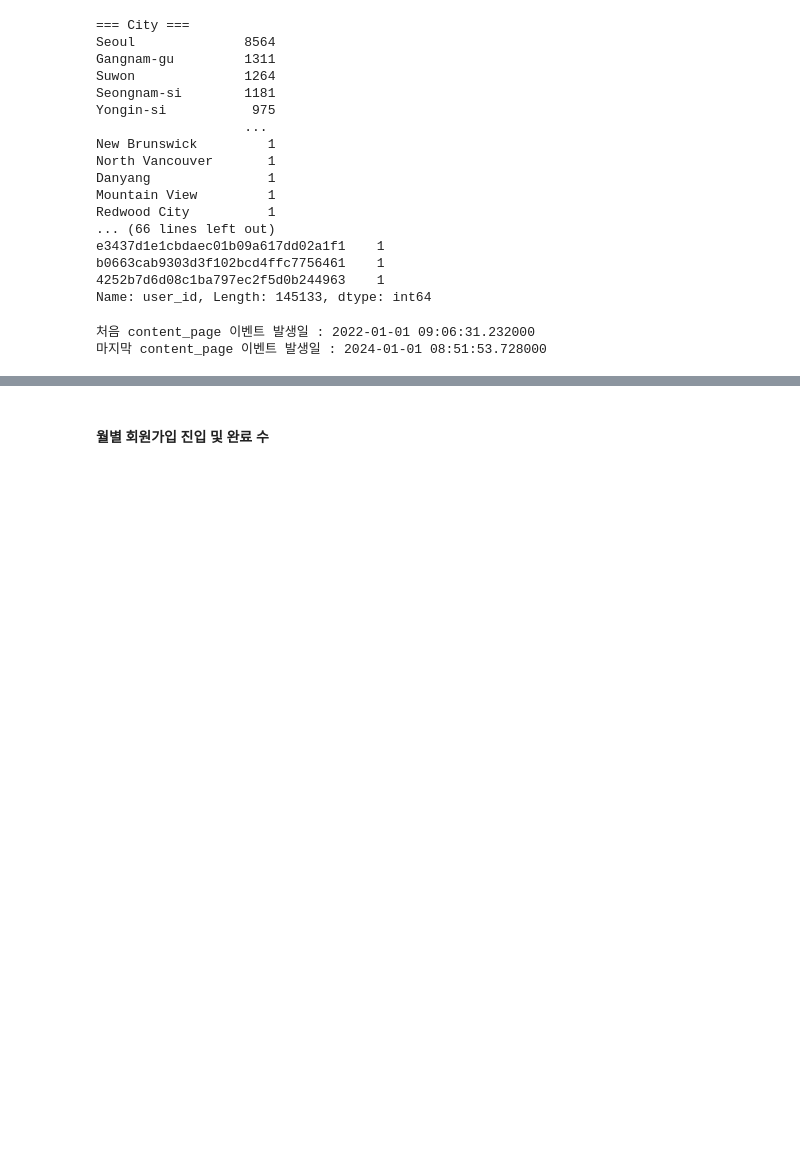
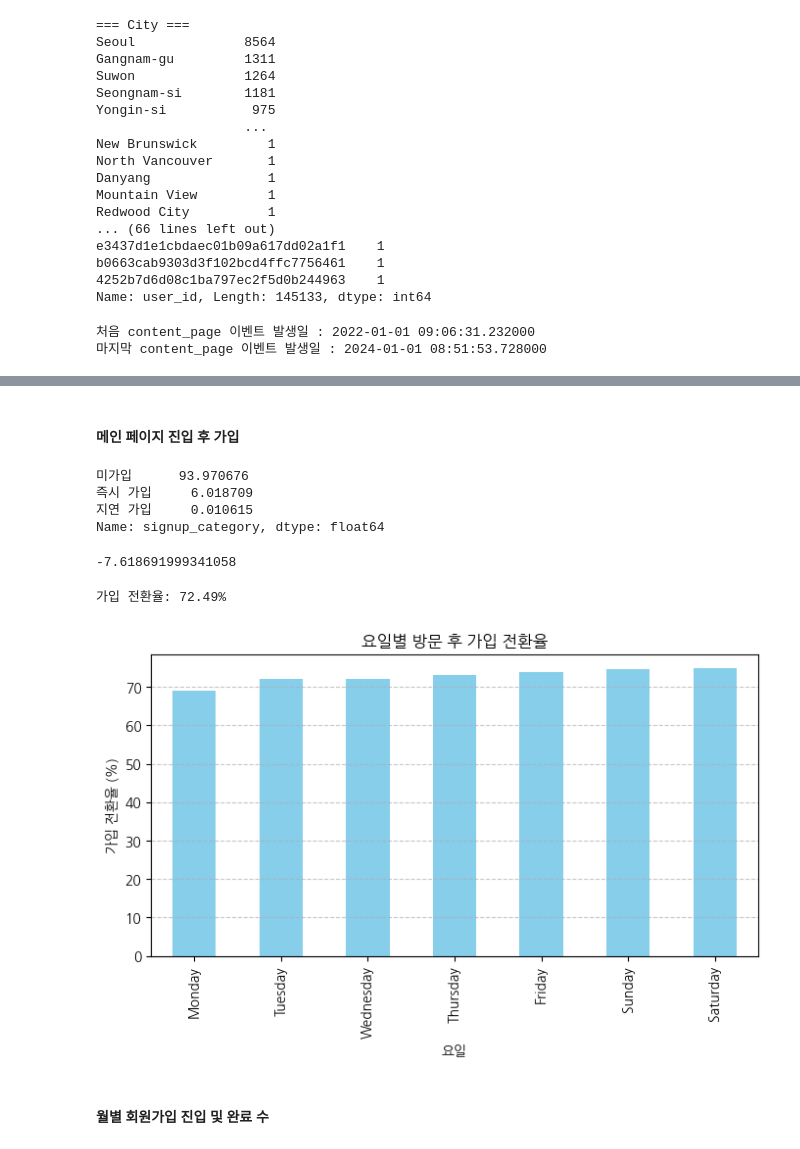
Before and after one commit to saeraniren/intermediate_project, a Jupyter notebook: yena_main.ipynb, the cells around one changed output, grey strips where cells are left out. Drawn from its saved outputs; the diff is of its cells as text; code cells hidden in the pictures; blank space fills up the shorter version.

Commit message:
update_yena_main

```diff
--- a/yena_main.ipynb
+++ b/yena_main.ipynb
@@ -246,0 +346,2 @@ print(f"마지막 content_page 이벤트 발생일 : {last_complete_signup}")
+# %%
+df_main_page = df_main_page.query("client_event_time.dt.year != 1978")
@@ -247,3 +402,50 @@ print(f"마지막 content_page 이벤트 발생일 : {last_complete_signup}")
+# %% [markdown]
+#### 메인 페이지 진입 후 가입
+# %%
+# 최초 메인 페이지 진입일 계산
+df_first_main_visit = df_main_page.groupby('user_id')['client_event_time'].min().reset_index()
+df_first_main_visit.rename(columns={'client_event_time': 'first_main_visit_date'}, inplace=True)
+
+# 최초 가입일 계산
+first_complete_signup = df_complete_signup.groupby('user_id')['client_event_time'].min().reset_index()
+first_complete_signup.rename(columns={'client_event_time': 'first_signup_date'}, inplace=True)
+
+df_user_journey = pd.merge(df_first_main_visit, first_complete_signup, on='user_id', how='left')
+# %%
+df_user_journey['time_to_signup'] = (df_user_journey['first_signup_date'] - df_user_journey['first_main_visit_date']).dt.days
+# %%
+df_user_journey['signup_category'] = df_user_journey['time_to_signup'].apply(
+    lambda x: '즉시 가입' if x == 0 else ('지연 가입' if x > 0 else '미가입')
+)
+
+df_user_journey['signup_category'].value_counts(normalize=True) * 100
+# %% [output]
+미가입      93.970676
+즉시 가입     6.018709
+지연 가입     0.010615
+Name: signup_category, dtype: float64
+# %%
+df_user_journey['time_to_signup'].mean()
+# %% [output]
+-7.618691999341058
+# %%
+signup_conversion_rate = df_user_journey['first_signup_date'].notnull().mean() * 100
+print(f"가입 전환율: {signup_conversion_rate:.2f}%")
+# %% [output]
+가입 전환율: 72.49%
+# %%
+df_user_journey['visit_weekday'] = df_user_journey['first_main_visit_date'].dt.day_name()
+weekday_conversion = df_user_journey.groupby('visit_weekday')['first_signup_date'].count() / df_user_journey.groupby('visit_weekday')['user_id'].count() * 100
+
+plt.figure(figsize=(8,4))
+weekday_conversion.sort_values().plot(kind='bar', color='skyblue')
+plt.title("요일별 방문 후 가입 전환율")
+plt.ylabel("가입 전환율 (%)")
+plt.xlabel("요일")
+plt.grid(axis='y', linestyle='--', alpha=0.7)
+plt.show()
+# %% [output]
+[figure, added]
 # %% [markdown]
 #### 월별 회원가입 진입 및 완료 수
 # %%
```
Also changed, not shown: parts of 13 cells of this notebook.
